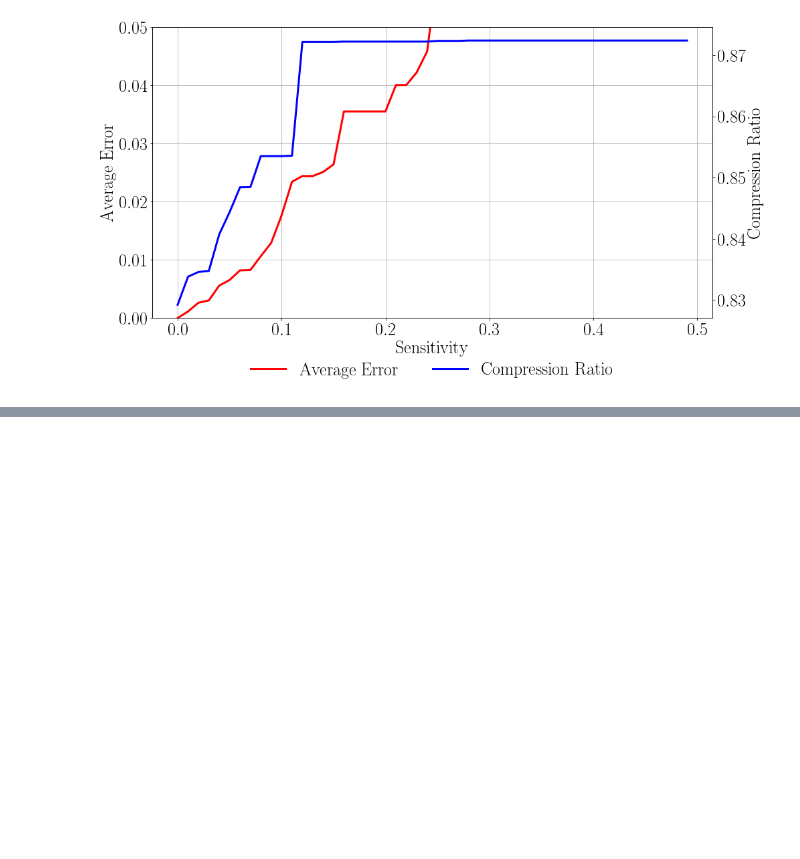
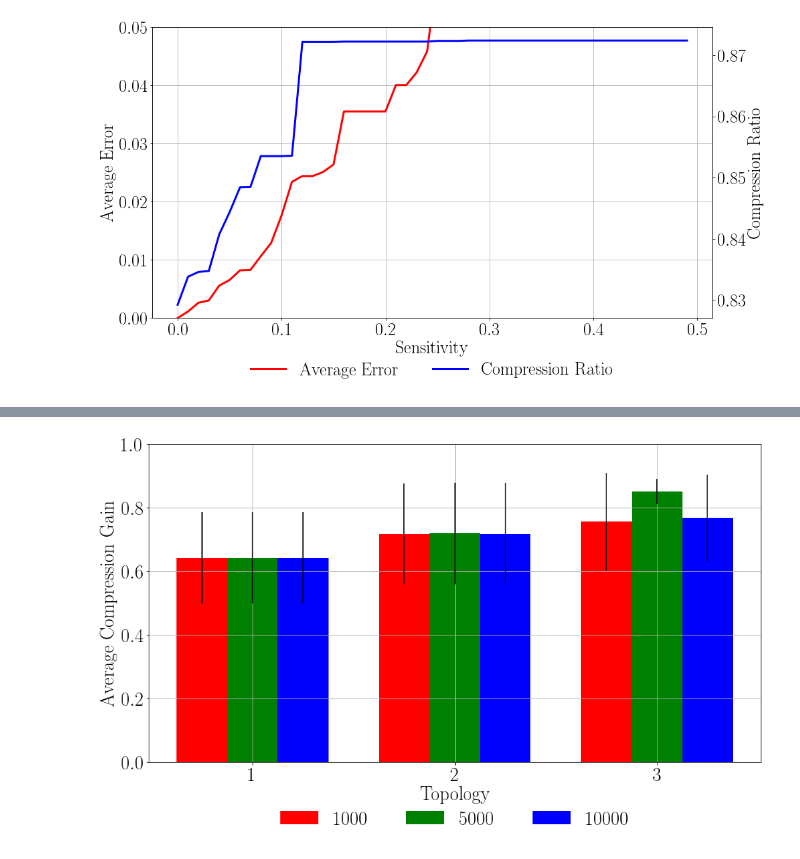
Before and after one commit to tsokalo/SimpleNetSim, a Jupyter notebook: comp/compression.ipynb, the cells around one changed output, grey strips where cells are left out. Saved outputs shown, nothing was run; the diff lists cells and outputs as text; code cells hidden in the pictures; blank space fills up the shorter version.

```diff
--- a/comp/compression.ipynb
+++ b/comp/compression.ipynb
@@ -321,0 +373,47 @@ plt.savefig('res/gainTop3_1.png', bbox_inches='tight')
+# %%
+top3_pf_1 = pandas.read_csv("log/top0_pf_0.csv", index_col=False, header=0)
+top3_pf_5 = pandas.read_csv("log/top0_pf_1.csv", index_col=False, header=0)
+top3_pf_10 = pandas.read_csv("log/top0_pf_2.csv", index_col=False, header=0)
+
+top2_pf_1 = pandas.read_csv("log/top1_pf_0.csv", index_col=False, header=0)
+top2_pf_5 = pandas.read_csv("log/top1_pf_1.csv", index_col=False, header=0)
+top2_pf_10 = pandas.read_csv("log/top1_pf_2.csv", index_col=False, header=0)
+
+top1_pf_1 = pandas.read_csv("log/top2_pf_0.csv", index_col=False, header=0)
+top1_pf_5 = pandas.read_csv("log/top2_pf_1.csv", index_col=False, header=0)
+top1_pf_10 = pandas.read_csv("log/top2_pf_2.csv", index_col=False, header=0)
+
+ind = np.arange(3)
+width = 0.25
+
+fig, ax = plt.subplots()
+plt.grid()
+plt.ylim([0,1])
+
+
+ax.set_xlabel(r"Topology")
+ax.set_ylabel(r"Average Compression Gain")
+
+a = ax.bar(0, top1_pf_1.compressionRatio.mean(), width, yerr=top1_pf_1.compressionRatio.std(), label='prio', color="red")
+aa = ax.bar(0 + width, top1_pf_5.compressionRatio.mean(), width, yerr=top1_pf_5.compressionRatio.std(), label='pf', color='green')
+aaa = ax.bar(0 + width * 2, top1_pf_10.compressionRatio.mean(), width, yerr=top1_pf_10.compressionRatio.std(), label='pf', color='blue')
+
+ax.bar(1, top2_pf_1.compressionRatio.mean(), width, yerr=top2_pf_1.compressionRatio.std(), label='prio', color="red")
+ax.bar(1 + width, top2_pf_5.compressionRatio.mean(), width, yerr=top2_pf_5.compressionRatio.std(), label='pf', color='green')
+ax.bar(1 + width * 2, top2_pf_10.compressionRatio.mean(), width, yerr=top2_pf_10.compressionRatio.std(), label='pf', color='blue')
+
+ax.bar(2, top3_pf_1.compressionRatio.mean(), width, yerr=top3_pf_1.compressionRatio.std(), label='prio', color="red")
+ax.bar(2 + width, top3_pf_5.compressionRatio.mean(), width, yerr=top3_pf_5.compressionRatio.std(), label='pf', color='green')
+ax.bar(2 + width * 2, top3_pf_10.compressionRatio.mean(), width, yerr=top3_pf_10.compressionRatio.std(), label='pf', color='blue')
+
+ax.set_xticks(ind + width * 3 / 3)
+ax.set_xticklabels(('1', '2', '3', '?', '?'))
+ax.legend((a, aa, aaa), ('1000', '5000', '10000'),
+         loc='upper center', bbox_to_anchor=(0.5, -0.10), frameon=False,
+          fancybox=False, shadow=False, ncol=3, markerscale=1, numpoints=1)
+
+plt.savefig('res/gain.eps', bbox_inches='tight')
+plt.savefig('res/gain.pdf', bbox_inches='tight')
+plt.savefig('res/gain.png', bbox_inches='tight')
+# %% [output]
+[figure, added]
```
Also changed, not shown: parts of 3 cells of this notebook, 42 other files.
